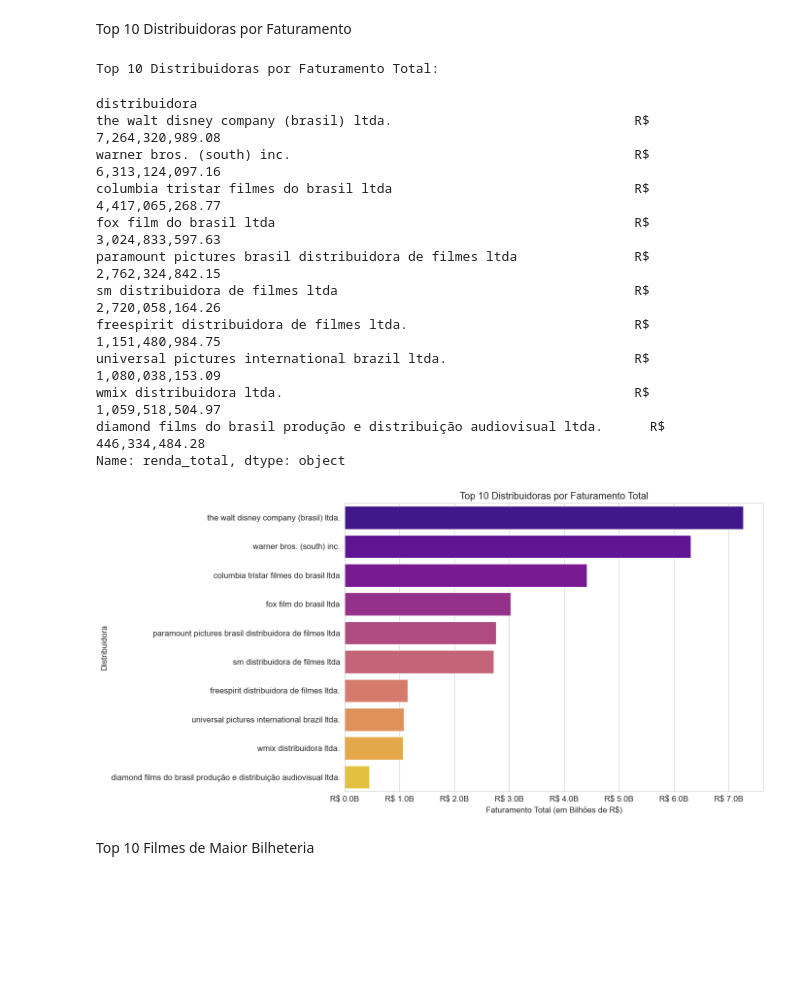
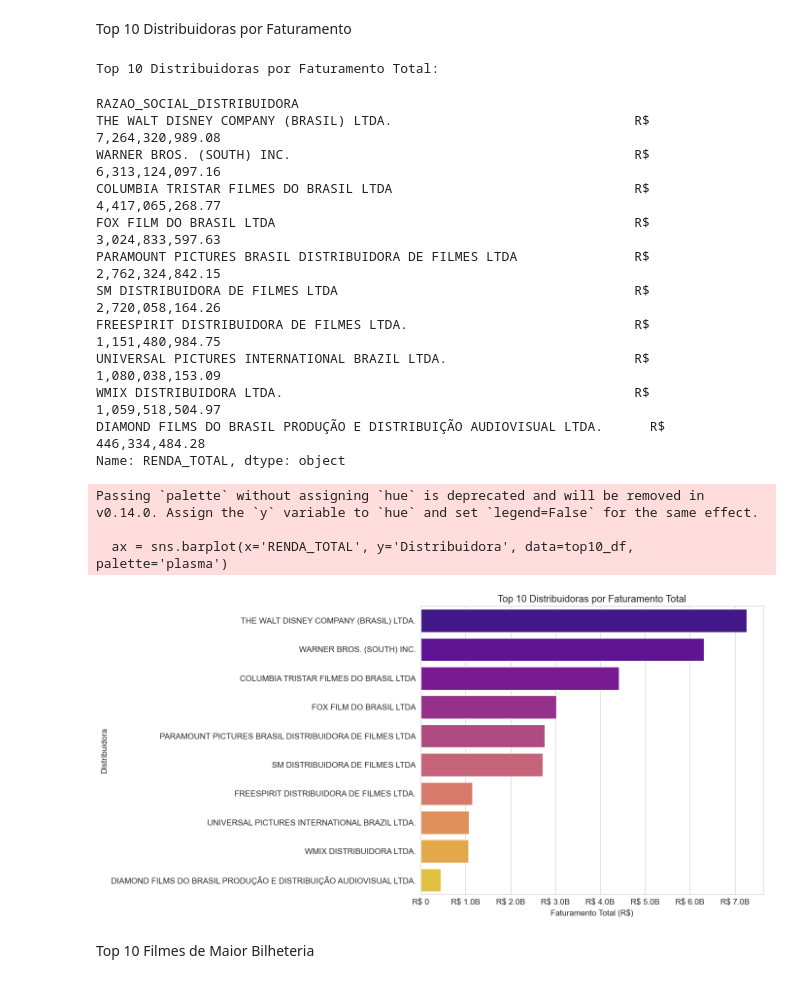
Before and after one commit to Abraao1231/trabalho-BD2, a Jupyter notebook: Data-Layer/silver/Analytcis.ipynb, the cells around one changed output. Cells and saved outputs as stored; diff of their text form; code cells hidden in the pictures; blank space fills up the shorter version.

```diff
--- a/Data-Layer/silver/Analytcis.ipynb
+++ b/Data-Layer/silver/Analytcis.ipynb
@@ -35,38 +50,48 @@ Dados processados carregados com sucesso!
 Top 10 Distribuidoras por Faturamento
 # %%
 if df is not None:
-    top_10_renda = df.groupby('distribuidora')['renda_total'].sum().sort_values(ascending=False).head(10)
+    # limpar coluna RENDA_TOTAL (ex.: "R$ 1.234.567,89" -> 1234567.89)
+    df['RENDA_TOTAL'] = df['RENDA_TOTAL'].astype(str).str.replace('R$', '', regex=False).str.replace('.', '', regex=False).str.replace(',', '.', regex=False).str.strip()
+    df['RENDA_TOTAL'] = pd.to_numeric(df['RENDA_TOTAL'], errors='coerce').fillna(0)
+
+    top_10_renda = df.groupby('RAZAO_SOCIAL_DISTRIBUIDORA')['RENDA_TOTAL'].sum().sort_values(ascending=False).head(10)
 
     print("\nTop 10 Distribuidoras por Faturamento Total:")
     display(top_10_renda.apply(lambda x: f"R$ {x:,.2f}"))
 
-    # Gráfico de barras (código atualizado para remover o aviso)
-    ax = sns.barplot(x=top_10_renda.values, y=top_10_renda.index, hue=top_10_renda.index, palette='plasma', legend=False)
+    # preparar dataframe para plot
+    top10_df = top_10_renda.reset_index().rename(columns={'RAZAO_SOCIAL_DISTRIBUIDORA':'Distribuidora', 'RENDA_TOTAL':'RENDA_TOTAL'})
+
+    # Gráfico de barras
+    ax = sns.barplot(x='RENDA_TOTAL', y='Distribuidora', data=top10_df, palette='plasma')
     ax.set_title('Top 10 Distribuidoras por Faturamento Total')
-    ax.set_xlabel('Faturamento Total (em Bilhões de R$)')
+    ax.set_xlabel('Faturamento Total (R$)')
     ax.set_ylabel('Distribuidora')
 
-    # Formatação do eixo X para melhor leitura
-    formatter = FuncFormatter(lambda x, pos: f'R$ {x/1e9:.1f}B')
+    # formatação dinâmica do eixo X (milhões / bilhões)
+    formatter = FuncFormatter(lambda x, pos: f'R$ {x/1e9:.1f}B' if abs(x) >= 1e9 else (f'R$ {x/1e6:.1f}M' if abs(x) >= 1e6 else f'R$ {x:,.0f}'))
     ax.xaxis.set_major_formatter(formatter)
 
     plt.tight_layout()
     plt.show()
 # %% [output]
 Top 10 Distribuidoras por Faturamento Total:
-distribuidora
-the walt disney company (brasil) ltda.                               R$ 7,264,320,989.08
-warner bros. (south) inc.                                            R$ 6,313,124,097.16
-columbia tristar filmes do brasil ltda                               R$ 4,417,065,268.77
-fox film do brasil ltda                                              R$ 3,024,833,597.63
-paramount pictures brasil distribuidora de filmes ltda               R$ 2,762,324,842.15
-sm distribuidora de filmes ltda                                      R$ 2,720,058,164.26
-freespirit distribuidora de filmes ltda.                             R$ 1,151,480,984.75
-universal pictures international brazil ltda.                        R$ 1,080,038,153.09
-wmix distribuidora ltda.                                             R$ 1,059,518,504.97
-diamond films do brasil produção e distribuição audiovisual ltda.      R$ 446,334,484.28
-Name: renda_total, dtype: object
+RAZAO_SOCIAL_DISTRIBUIDORA
+THE WALT DISNEY COMPANY (BRASIL) LTDA.                               R$ 7,264,320,989.08
+WARNER BROS. (SOUTH) INC.                                            R$ 6,313,124,097.16
+COLUMBIA TRISTAR FILMES DO BRASIL LTDA                               R$ 4,417,065,268.77
+FOX FILM DO BRASIL LTDA                                              R$ 3,024,833,597.63
+PARAMOUNT PICTURES BRASIL DISTRIBUIDORA DE FILMES LTDA               R$ 2,762,324,842.15
+SM DISTRIBUIDORA DE FILMES LTDA                                      R$ 2,720,058,164.26
+FREESPIRIT DISTRIBUIDORA DE FILMES LTDA.                             R$ 1,151,480,984.75
+UNIVERSAL PICTURES INTERNATIONAL BRAZIL LTDA.                        R$ 1,080,038,153.09
+WMIX DISTRIBUIDORA LTDA.                                             R$ 1,059,518,504.97
+DIAMOND FILMS DO BRASIL PRODUÇÃO E DISTRIBUIÇÃO AUDIOVISUAL LTDA.      R$ 446,334,484.28
+Name: RENDA_TOTAL, dtype: object
+Passing `palette` without assigning `hue` is deprecated and will be removed in v0.14.0. Assign the `y` variable to `hue` and set `legend=False` for the same effect.
+
+  ax = sns.barplot(x='RENDA_TOTAL', y='Distribuidora', data=top10_df, palette='plasma')
-[figure, old version]
+[figure, new version]
 # %% [markdown]
 Top 10 Filmes de Maior Bilheteria
 # %%
```
Also changed, not shown: parts of 15 cells of this notebook, 5 other files.
